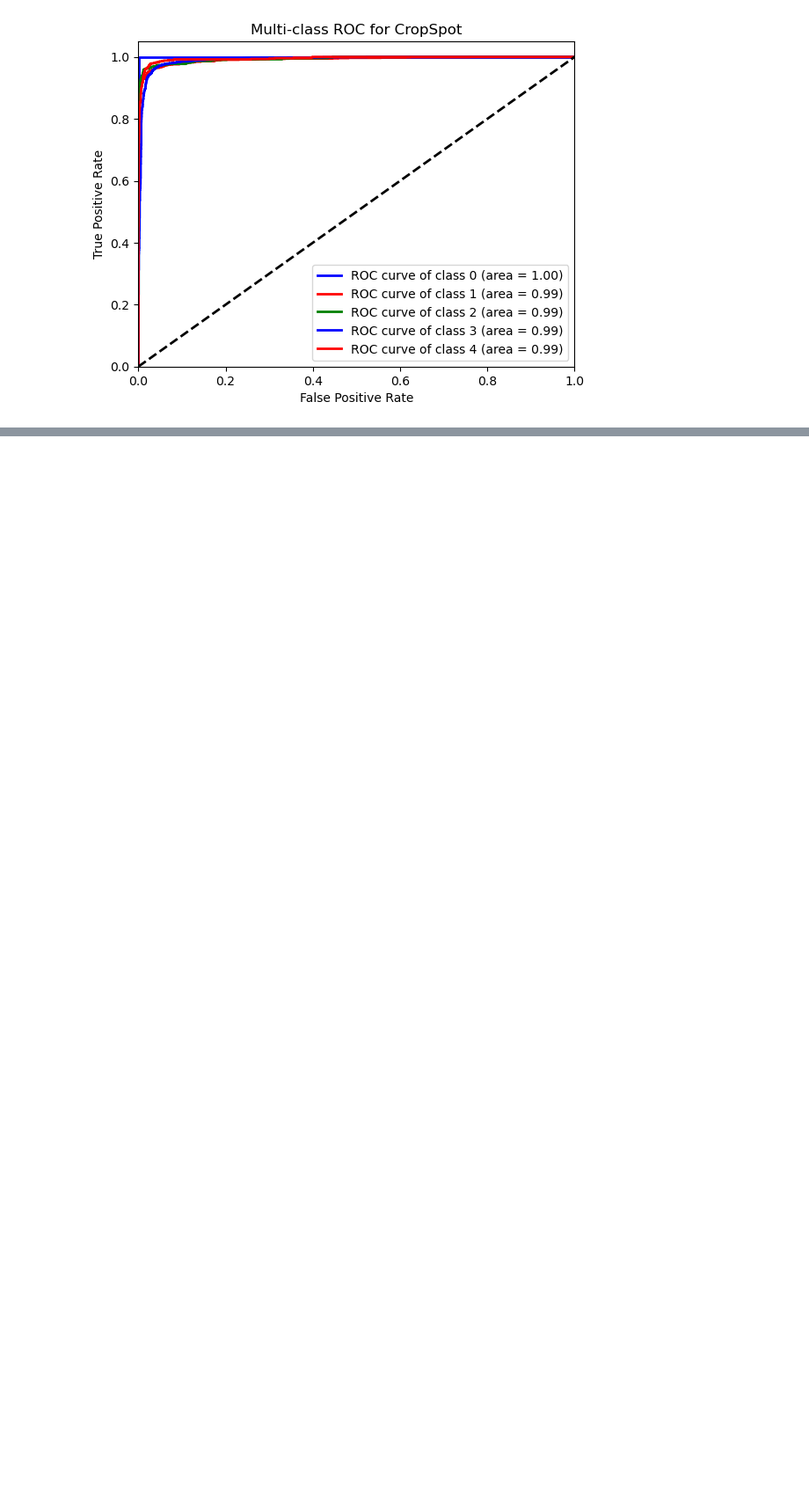
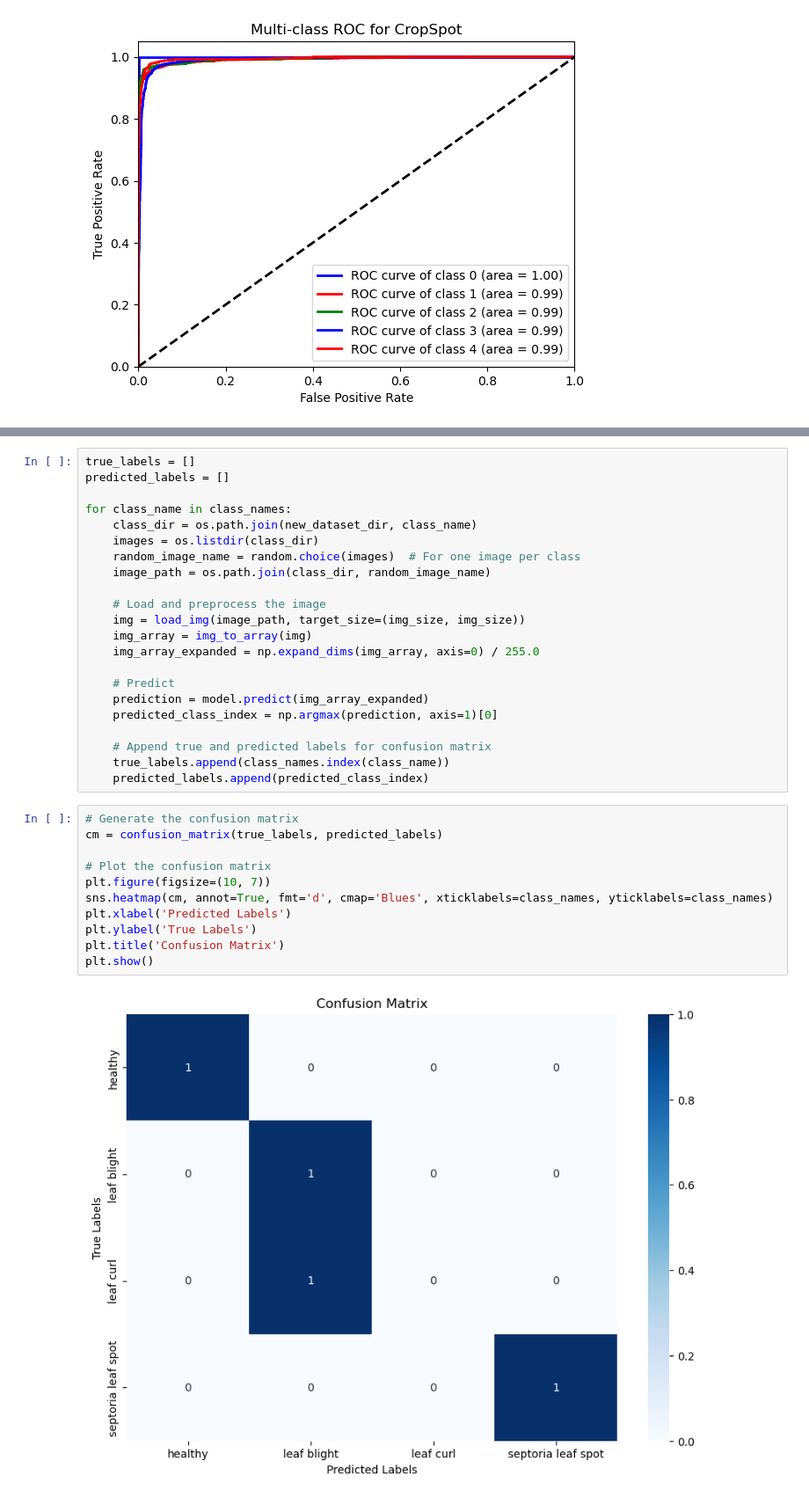
Before and after one commit to setsaa/CropSpot, a Jupyter notebook: model_v0.ipynb, the cells around one changed output, grey strips where cells are left out. Shown at 88% size. Drawn from its saved outputs; the diff is of its cells as text; blank space fills up the shorter version.

```diff
--- a/model_v0.ipynb
+++ b/model_v0.ipynb
@@ -280,0 +326,35 @@ plt.show()
+# %%
+true_labels = []
+predicted_labels = []
+
+for class_name in class_names:
+    class_dir = os.path.join(new_dataset_dir, class_name)
+    images = os.listdir(class_dir)
+    random_image_name = random.choice(images)  # For one image per class
+    image_path = os.path.join(class_dir, random_image_name)
+
+    # Load and preprocess the image
+    img = load_img(image_path, target_size=(img_size, img_size))
+    img_array = img_to_array(img)
+    img_array_expanded = np.expand_dims(img_array, axis=0) / 255.0
+
+    # Predict
+    prediction = model.predict(img_array_expanded)
+    predicted_class_index = np.argmax(prediction, axis=1)[0]
+
+    # Append true and predicted labels for confusion matrix
+    true_labels.append(class_names.index(class_name))
+    predicted_labels.append(predicted_class_index)
+# %%
+# Generate the confusion matrix
+cm = confusion_matrix(true_labels, predicted_labels)
+
+# Plot the confusion matrix
+plt.figure(figsize=(10, 7))
+sns.heatmap(cm, annot=True, fmt='d', cmap='Blues', xticklabels=class_names, yticklabels=class_names)
+plt.xlabel('Predicted Labels')
+plt.ylabel('True Labels')
+plt.title('Confusion Matrix')
+plt.show()
+# %% [output]
+[figure, added]
```
Also changed, not shown: parts of 6 cells of this notebook.
